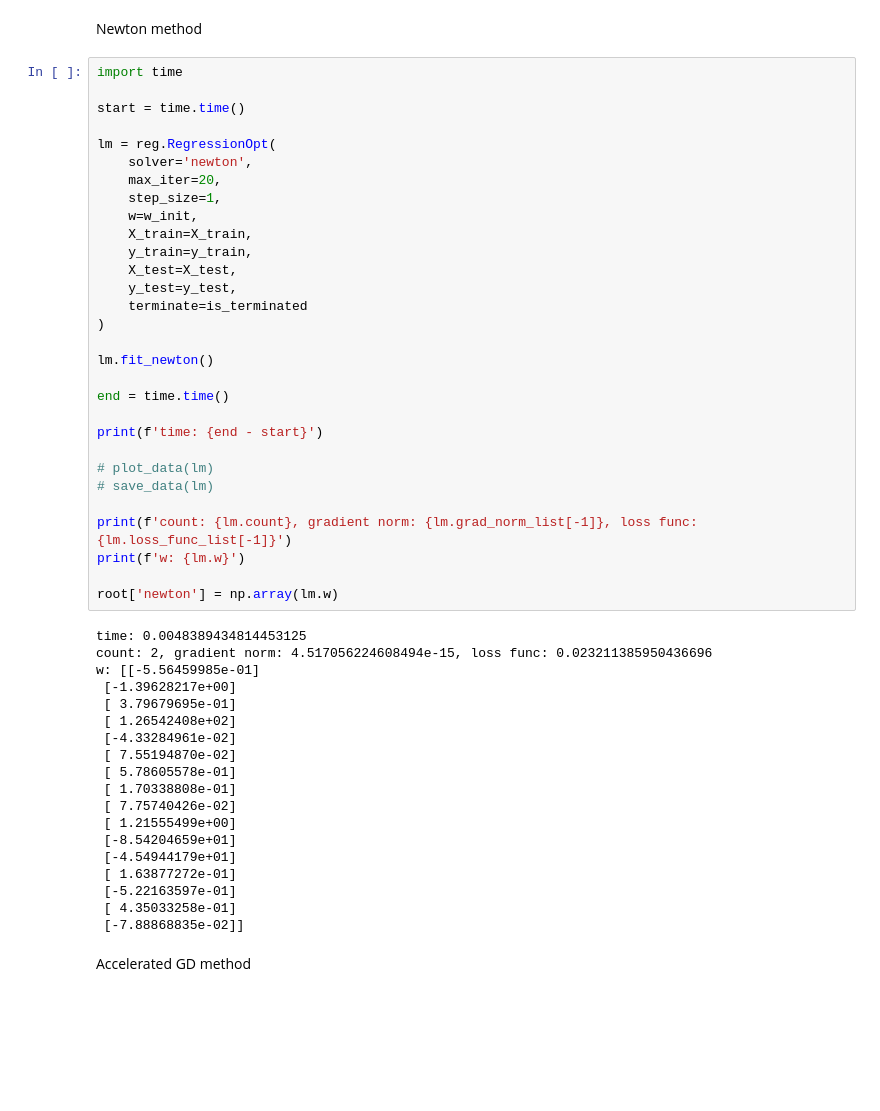
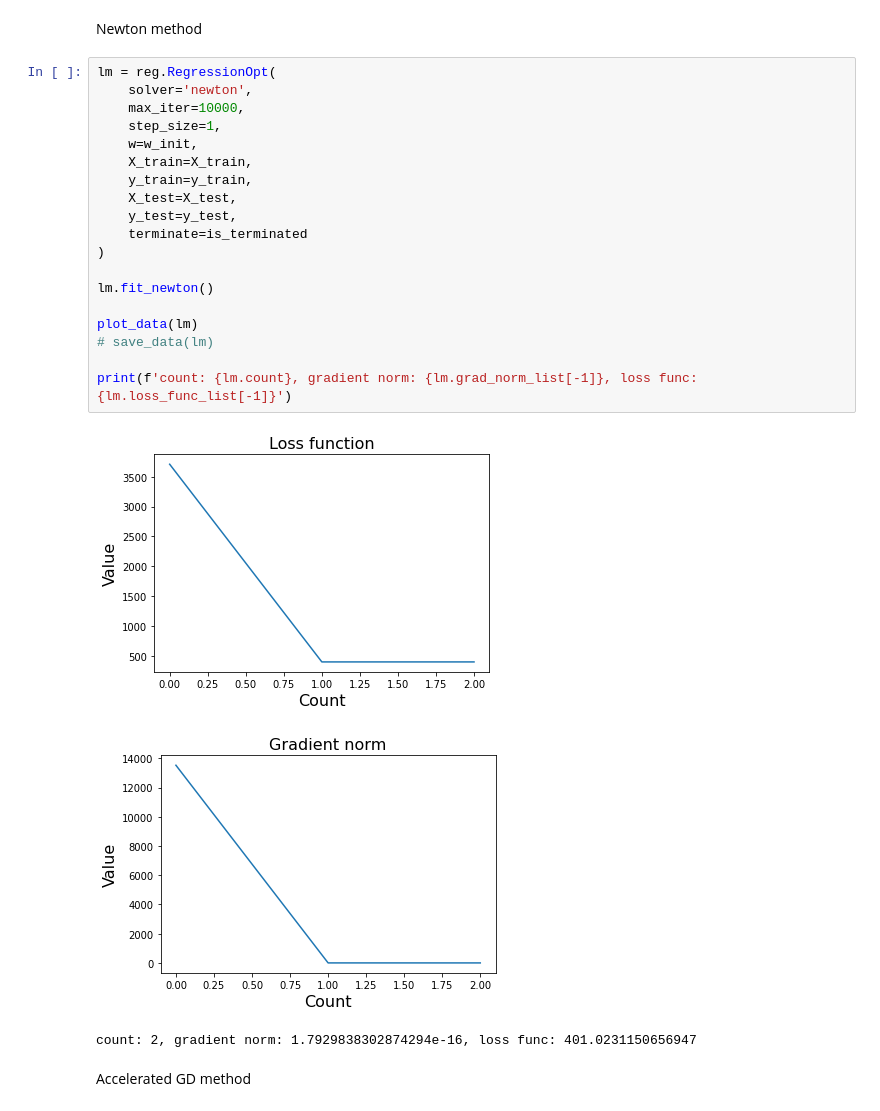
Before and after one commit to batman0911/regression_algorithm, a Jupyter notebook: kc_house/main.ipynb, the cells around one changed output. Saved outputs shown, nothing was run; the diff lists cells and outputs as text; blank space fills up the shorter version.

```diff
--- a/kc_house/main.ipynb
+++ b/kc_house/main.ipynb
@@ -125,54 +82,28 @@ root: {'gd': array([[-0.56814636],
 # %% [markdown]
 Newton method
 # %%
-import time
-
-start = time.time()
-
 lm = reg.RegressionOpt(
     solver='newton',
-    max_iter=20,
+    max_iter=10000,
     step_size=1,
     w=w_init,
     X_train=X_train,
     y_train=y_train,
     X_test=X_test,
     y_test=y_test,
     terminate=is_terminated
 )
 
 lm.fit_newton()
 
-end = time.time()
-
-print(f'time: {end - start}')
-
-# plot_data(lm)
+plot_data(lm)
 # save_data(lm)
 
 print(f'count: {lm.count}, gradient norm: {lm.grad_norm_list[-1]}, loss func: {lm.loss_func_list[-1]}')
-print(f'w: {lm.w}')
-
-root['newton'] = np.array(lm.w)
 # %% [output]
+[figure, added]
+[figure, added]
-time: 0.0048389434814453125
-count: 2, gradient norm: 4.517056224608494e-15, loss func: 0.023211385950436696
-w: [[-5.56459985e-01]
- [-1.39628217e+00]
- [ 3.79679695e-01]
- [ 1.26542408e+02]
- [-4.33284961e-02]
- [ 7.55194870e-02]
- [ 5.78605578e-01]
- [ 1.70338808e-01]
- [ 7.75740426e-02]
- [ 1.21555499e+00]
- [-8.54204659e+01]
- [-4.54944179e+01]
- [ 1.63877272e-01]
- [-5.22163597e-01]
- [ 4.35033258e-01]
- [-7.88868835e-02]]
+count: 2, gradient norm: 1.7929838302874294e-16, loss func: 401.0231150656947
 # %% [markdown]
 Accelerated GD method
 # %%
```
Also changed, not shown: parts of 23 cells of this notebook, 1 other file.
